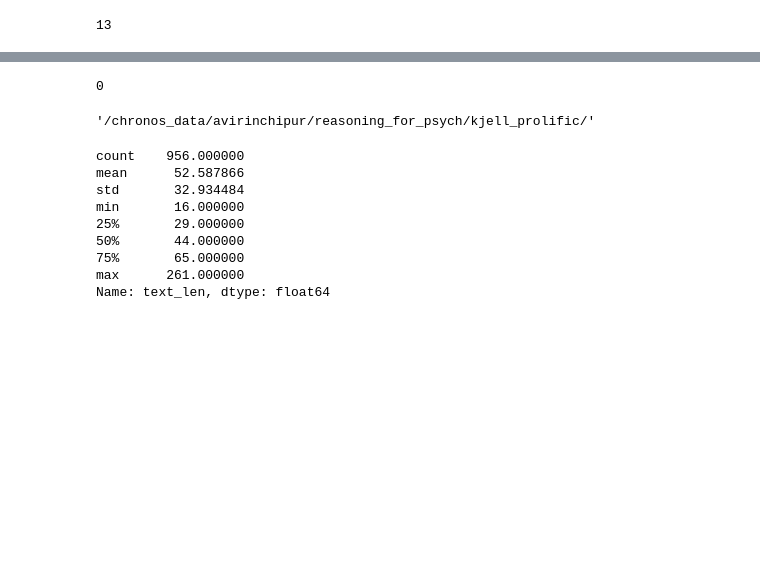
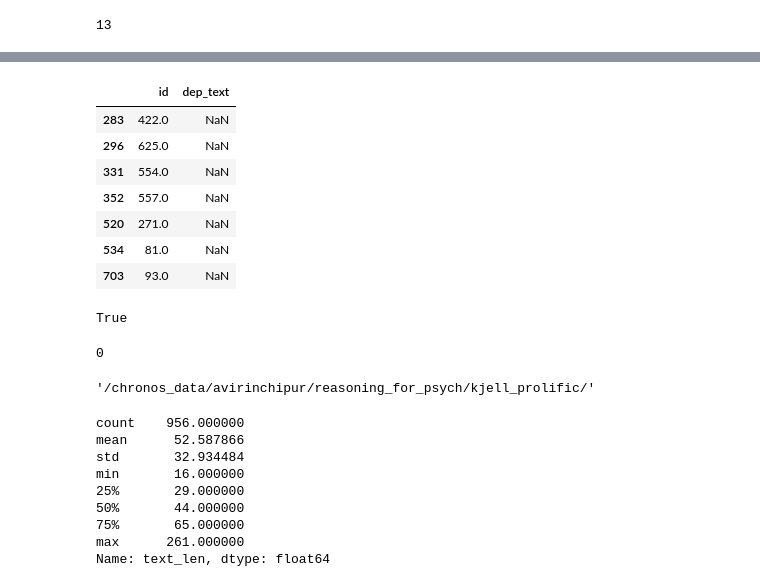
Before and after one commit to adithya8/gpt4-depression-schema, a Jupyter notebook: data/kjell_prolific_depAnx.ipynb, the cells around one changed output, grey strips where cells are left out. Drawn from its saved outputs; the diff is of its cells as text; code cells hidden in the pictures; blank space fills up the shorter version.

```diff
--- a/data/kjell_prolific_depAnx.ipynb
+++ b/data/kjell_prolific_depAnx.ipynb
@@ -105,3 +108,18 @@ data.shape
+# %%
+data[pd.isna(data.dep_text)][['id', 'dep_text']]
+# %% [output]
+|  | id | dep_text |
+| 283 | 422.0 | NaN |
+| 296 | 625.0 | NaN |
+| 331 | 554.0 | NaN |
+| 352 | 557.0 | NaN |
+| 520 | 271.0 | NaN |
+| 534 | 81.0 | NaN |
+| 703 | 93.0 | NaN |
+# %%
+pd.isna(data.dep_text.iloc[283])
+# %% [output]
+True
 # %%
 (data[phq_items_columns[:-1]].sum(axis=1) != data[phq_score_col]).sum()
 # %% [output]
```
Also changed, not shown: parts of 13 cells of this notebook.
